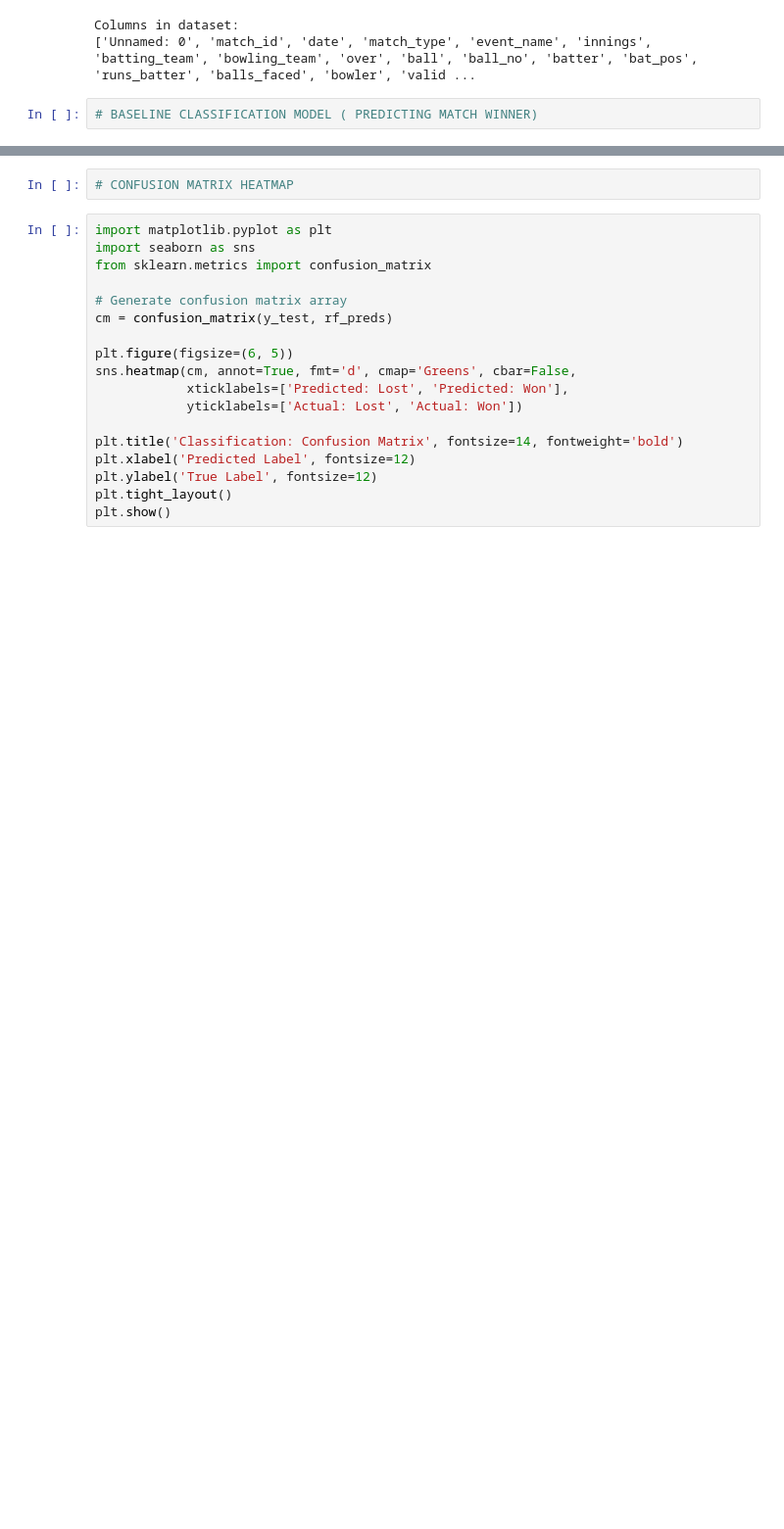
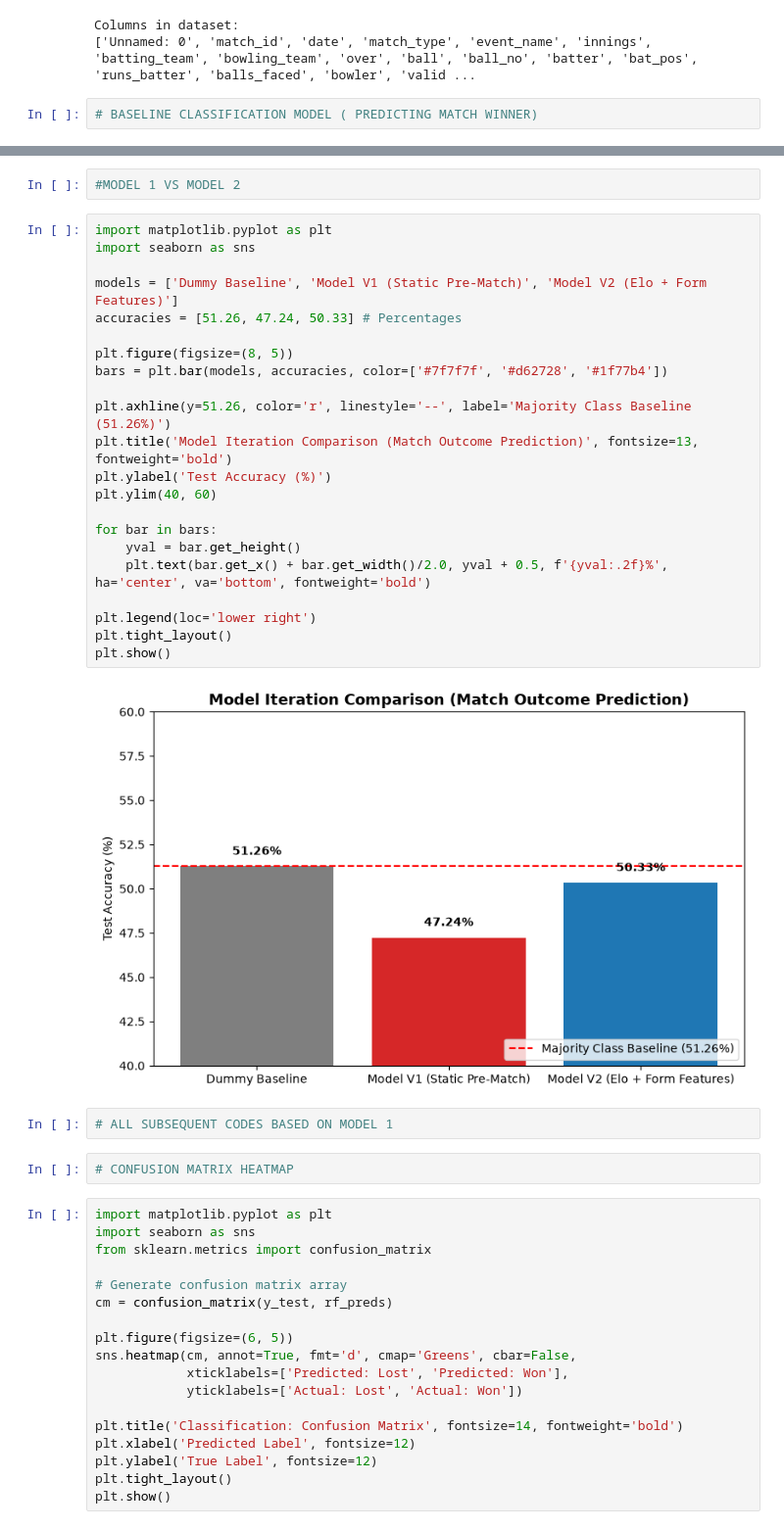
Before and after one commit to SatyabrataIISERM/ds_first_git_group_5, a Jupyter notebook: ML- MATCH LEVEL (MS23238).ipynb, the cells around one changed output, grey strips where cells are left out. Shown at 98% size. Drawn from its saved outputs; the diff is of its cells as text; blank space fills up the shorter version.

Commit message:
ML- MATCH LEVEL UPDATE (MS23238)

```diff
--- a/ML- MATCH LEVEL (MS23238).ipynb
+++ b/ML- MATCH LEVEL (MS23238).ipynb
@@ -103,3 +232,31 @@ Confusion Matrix:
+# %%
+#MODEL 1 VS MODEL 2
+# %%
+import matplotlib.pyplot as plt
+import seaborn as sns
+
+models = ['Dummy Baseline', 'Model V1 (Static Pre-Match)', 'Model V2 (Elo + Form Features)']
+accuracies = [51.26, 47.24, 50.33] # Percentages
+
+plt.figure(figsize=(8, 5))
+bars = plt.bar(models, accuracies, color=['#7f7f7f', '#d62728', '#1f77b4'])
+
+plt.axhline(y=51.26, color='r', linestyle='--', label='Majority Class Baseline (51.26%)')
+plt.title('Model Iteration Comparison (Match Outcome Prediction)', fontsize=13, fontweight='bold')
+plt.ylabel('Test Accuracy (%)')
+plt.ylim(40, 60)
+
+for bar in bars:
+    yval = bar.get_height()
+    plt.text(bar.get_x() + bar.get_width()/2.0, yval + 0.5, f'{yval:.2f}%', ha='center', va='bottom', fontweight='bold')
+
+plt.legend(loc='lower right')
+plt.tight_layout()
+plt.show()
+# %% [output]
+[figure, added]
+# %%
+# ALL SUBSEQUENT CODES BASED ON MODEL 1
 # %%
 # CONFUSION MATRIX HEATMAP
 # %%
```
Also changed, not shown: parts of 8 cells of this notebook.
